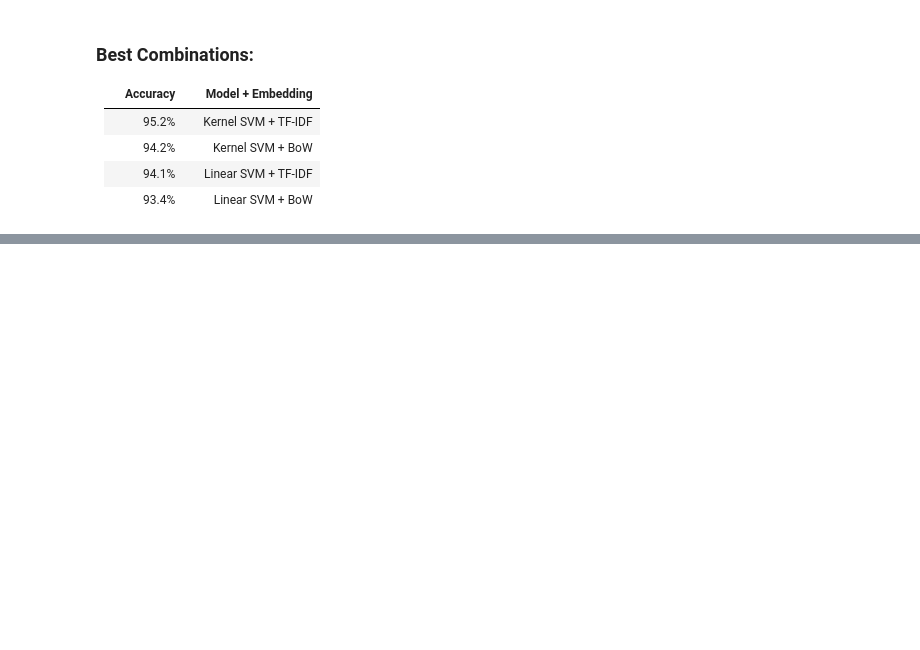
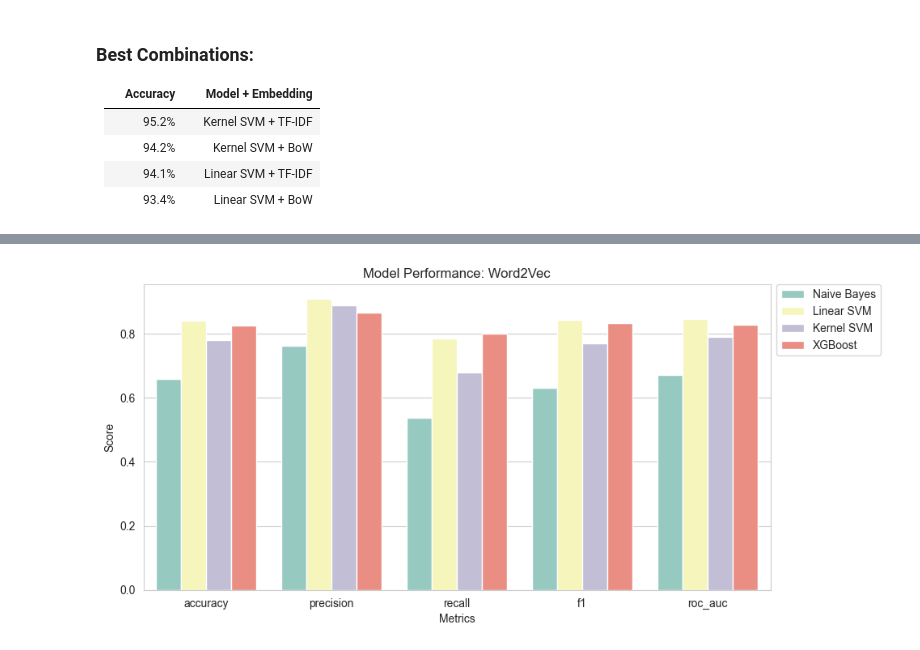
Before and after one commit to leoAshu/headline-classification, a Jupyter notebook: notebooks/model_selection.ipynb, the cells around one changed output, grey strips where cells are left out. Cells and saved outputs as stored; diff of their text form; code cells hidden in the pictures; blank space fills up the shorter version.

```diff
--- a/notebooks/model_selection.ipynb
+++ b/notebooks/model_selection.ipynb
@@ -356,0 +416,4 @@ model.get_params()
+# %%
+# convert the results for Word2Vec into a dataframe
+results_df = pd.DataFrame(resultPlotMap['Word2Vec'])
+results_df
@@ -356,0 +427,21 @@ model.get_params()
+# %%
+# compare the model performance
+# plot the evaluation scores
+plt.figure(figsize=(10,5), dpi=100)
+
+chart = sns.barplot(
+    data=results_df.melt(id_vars=['metrics'], value_name='Score', var_name='Models'),
+    x='metrics',
+    y='Score',
+    hue='Models',
+    palette='Set3'
+)
+
+axes = chart.axes
+axes.set_title('Model Performance: Word2Vec')
+axes.set_xlabel('Metrics')
+plt.legend(bbox_to_anchor=(1.01, 1), loc='upper left', borderaxespad=0)
+
+plt.show()
+# %% [output]
+[figure, added]
```
Also changed, not shown: parts of 13 cells of this notebook.
